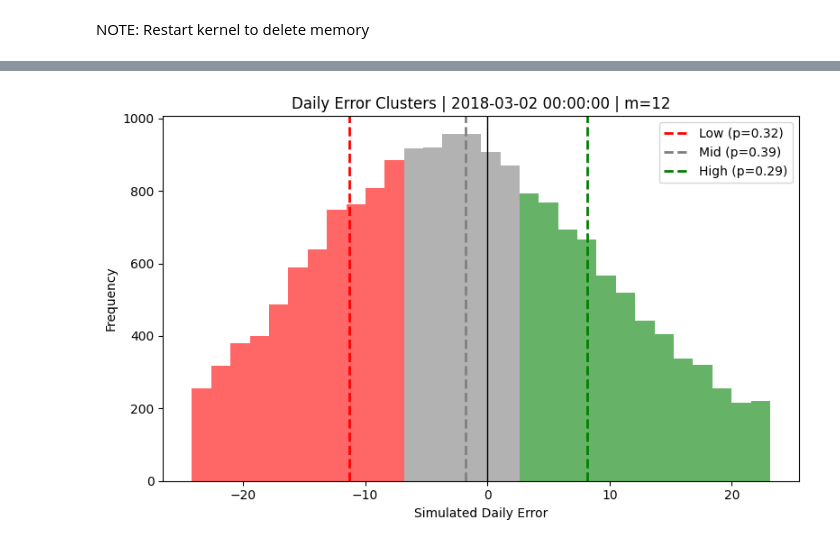
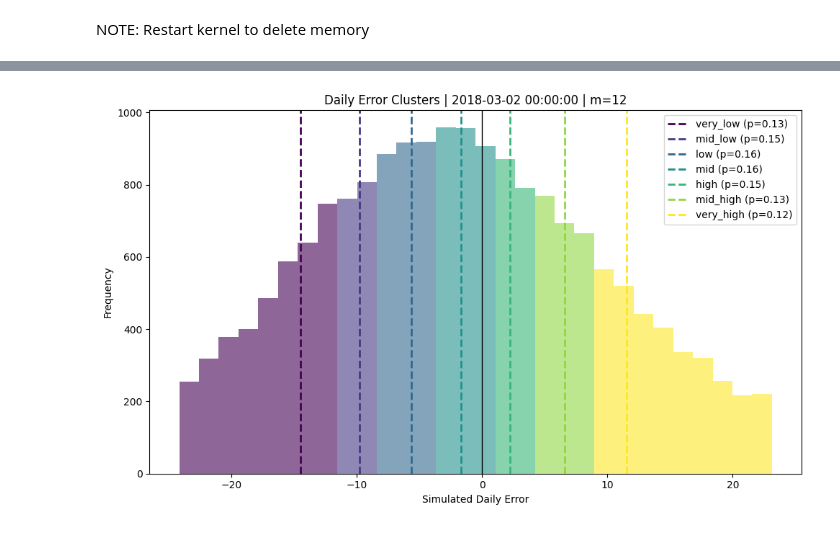
Before and after one commit to kristineAA/Thesis_project, a Jupyter notebook: TestingFirstYear/bootstrap_scenarios.ipynb, the cells around one changed output, grey strips where cells are left out. Saved outputs shown, nothing was run; the diff lists cells and outputs as text; code cells hidden in the pictures.

Commit message:
adding scenarios

```diff
--- a/TestingFirstYear/bootstrap_scenarios.ipynb
+++ b/TestingFirstYear/bootstrap_scenarios.ipynb
@@ -63,7 +63,14 @@ md=3, lr=0.2, n_est=800, cv_mse=18.7518, best_iter≈77
 # %%
-plot_existing_clusters_for_day(daily, res, idx=0)
+plot_existing_clusters_for_day(
+    daily=daily,
+    res=res,
+    idx=0,
+    alpha=0.1,
+    B=20000,
+    bins=30,
+    scenario_names=["very_low", "mid_low", "low", "mid", "high", "mid_high", "very_high"])
 # %% [output]
-[figure, old version]
+[figure, new version]
 # %%
 file_path = os.path.join(save_dir, "daily_predictions_with_clusters_year_one.csv")
 
```
Also changed, not shown: parts of 4 cells of this notebook, 35 other files.
